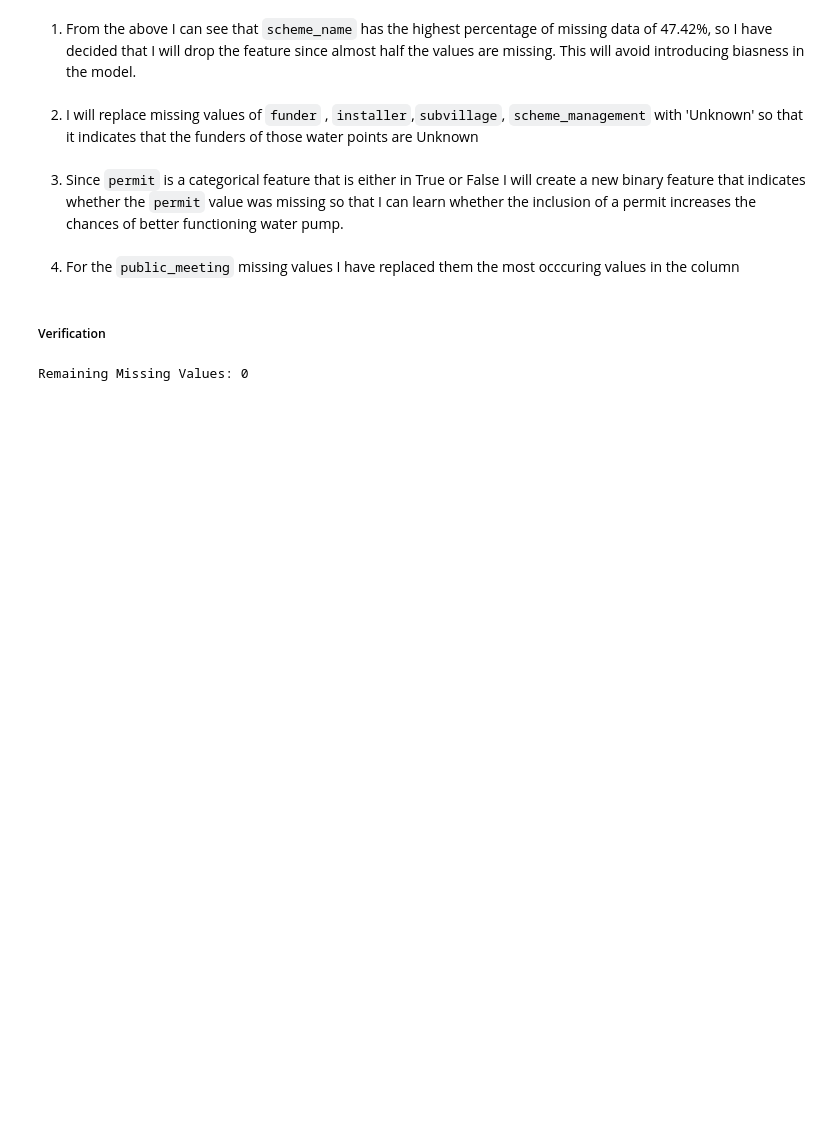
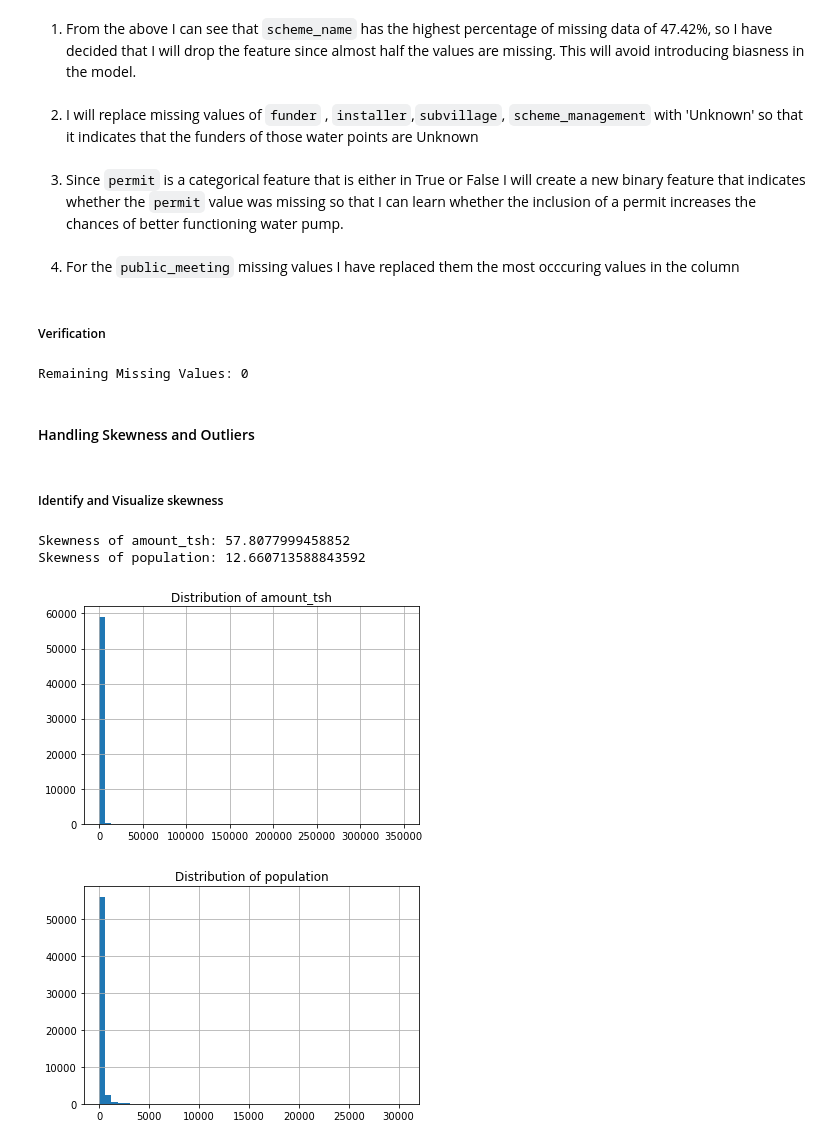
Before and after one commit to Cynthia-Njambi/Moringa-Phase3-Project, a Jupyter notebook: index.ipynb, the cells around one changed output. Cells and saved outputs as stored; diff of their text form; code cells hidden in the pictures; blank space fills up the shorter version.

Commit message:
Data Preparation - Identify Skewness

```diff
--- a/index.ipynb
+++ b/index.ipynb
@@ -459,3 +459,25 @@ else:
     print("Remaining Missing Values:\n", remaining_missing)
 # %% [output]
 Remaining Missing Values: 0
+# %% [markdown]
+#### Handling Skewness and Outliers
+# %% [markdown]
+##### Identify and Visualize skewness
+# %%
+# Check skewness
+print(f"Skewness of amount_tsh: {train_data['amount_tsh'].skew()}")
+print(f"Skewness of population: {train_data['population'].skew()}")
+
+# Plot histograms
+train_data['amount_tsh'].hist(bins=50)
+plt.title('Distribution of amount_tsh')
+plt.show()
+
+train_data['population'].hist(bins=50)
+plt.title('Distribution of population')
+plt.show()
+# %% [output]
+Skewness of amount_tsh: 57.8077999458852
+Skewness of population: 12.660713588843592
+[figure, added]
+[figure, added]
```
